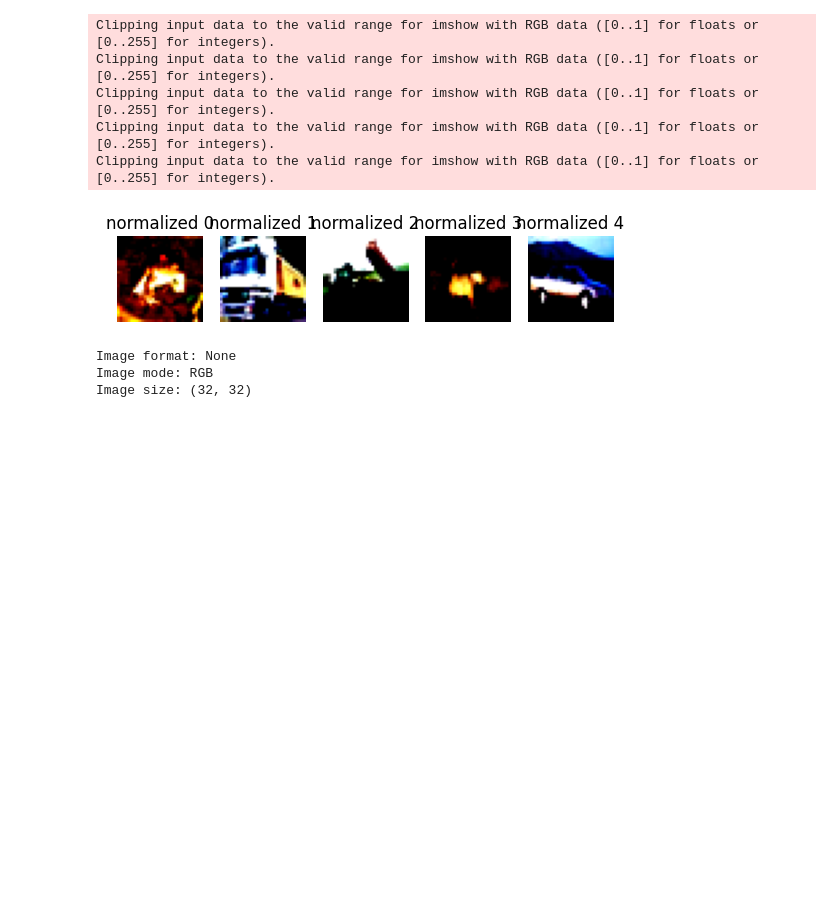
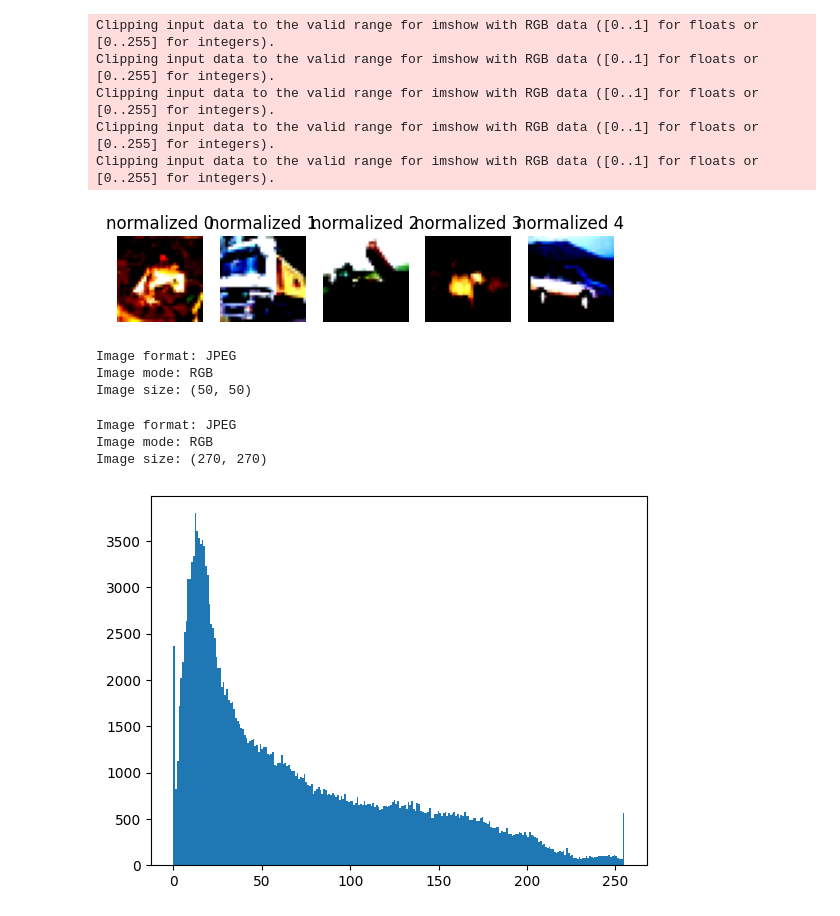
Before and after one commit to PacktPublishing/Data-Labeling-in-Machine-Learning-with-Python, a Jupyter notebook: code/Ch4/ch4_EDA_images.ipynb, the cells around one changed output. Drawn from its saved outputs; the diff is of its cells as text; code cells hidden in the pictures; blank space fills up the shorter version.

```diff
--- a/code/Ch4/ch4_EDA_images.ipynb
+++ b/code/Ch4/ch4_EDA_images.ipynb
@@ -701,7 +711,7 @@ from keras.preprocessing.image import load_img
 from tensorflow.keras.preprocessing.image import load_img
 
 # Specify the path to the image file you want to load
-img_path = 'path/to/your/image.jpg'  # Replace with your image file path
+img_path = '../Images/augmented_images/flower.jpeg'  # Replace with your image file path
 
 # Load the image
 img = load_img(img_path)
@@ -725,7 +735,7 @@ import os
 
 # Define the path to the image directory
 
-img_dir = '/Users/sudachk/PacktPublishing/DataLabelling/Ch04/Images'
+img_dir = '../Images/augmented_images'
 
 #We define the path to the image directory.
 
@@ -793,6 +803,10 @@ for img_file in img_files:
         if i == 5:
 
             break
+# %% [output]
+Image format: JPEG
+Image mode: RGB
+Image size: (50, 50)
 # %%
 #Image augmentation
 
@@ -801,7 +815,7 @@ from keras.preprocessing.image import load_img
 from tensorflow.keras.preprocessing.image import load_img
 
 # Specify the path to the image file you want to load
-img_path = '/Users/sudachk/PacktPublishing/DataLabelling/Ch04/Images/PySQL Week 4 Workshop 1.1 (1).png'  # Replace with your image file path
+img_path = '../images/roseflower.jpeg'  # Replace with your image file path
 
 # Load the image
 img = load_img(img_path)
@@ -811,6 +825,36 @@ print(f"Image format: {img.format}")
 print(f"Image mode: {img.mode}")
 print(f"Image size: {img.size}")
 # %% [output]
-Image format: None
+Image format: JPEG
 Image mode: RGB
-Image size: (32, 32)
+Image size: (270, 270)
+# %%
+#histogram of pixel values
+
+import numpy as np
+
+from PIL import Image
+import matplotlib.pyplot as plt
+
+
+
+# Load an image
+
+
+img_color = Image.open('../images/roseflower.jpeg')
+
+
+
+# Convert image to numpy array
+
+img_array = np.array(img_color)
+
+
+
+# Plot the histogram
+
+plt.hist(img_array.ravel(), bins=256)
+
+plt.show()
+# %% [output]
+[figure, added]
```
Also changed, not shown: parts of 9 cells of this notebook.
